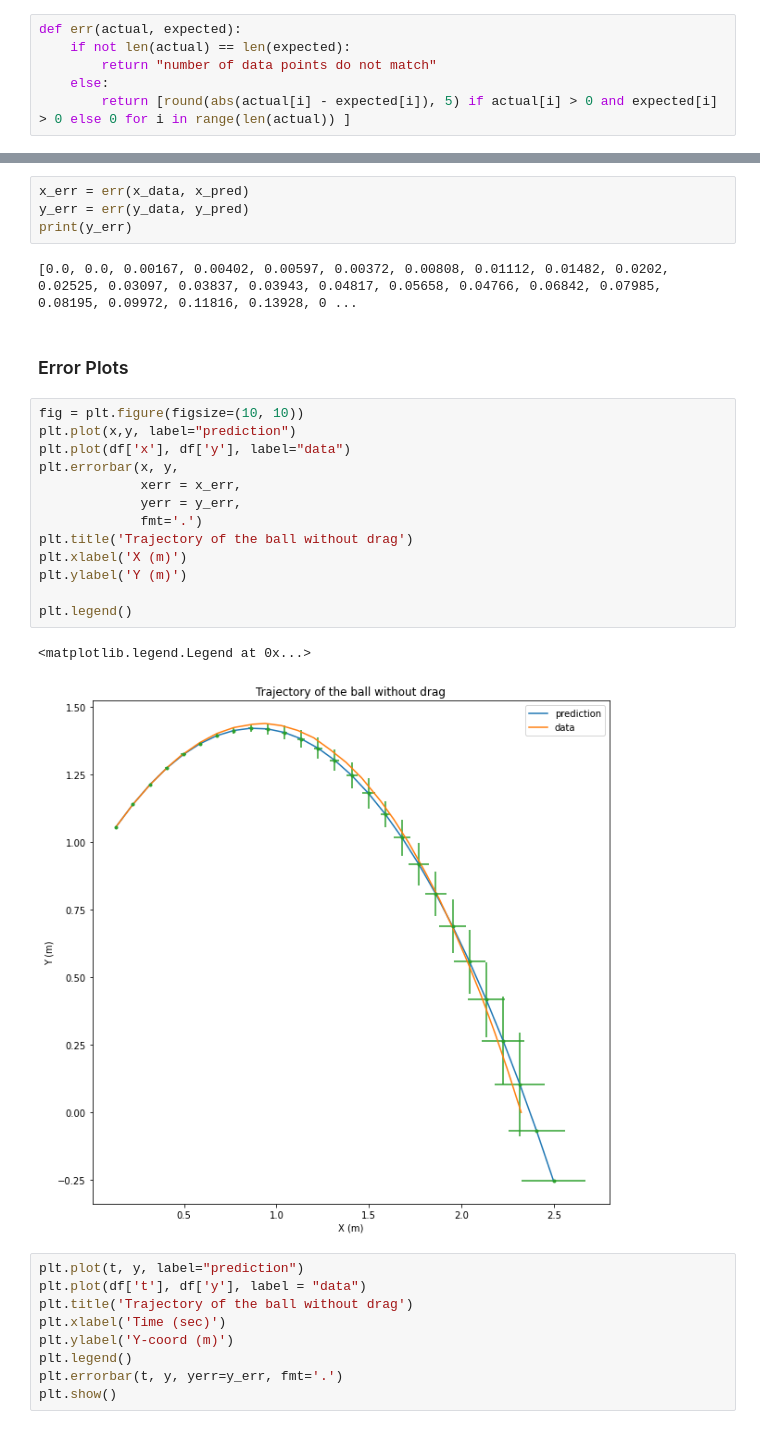
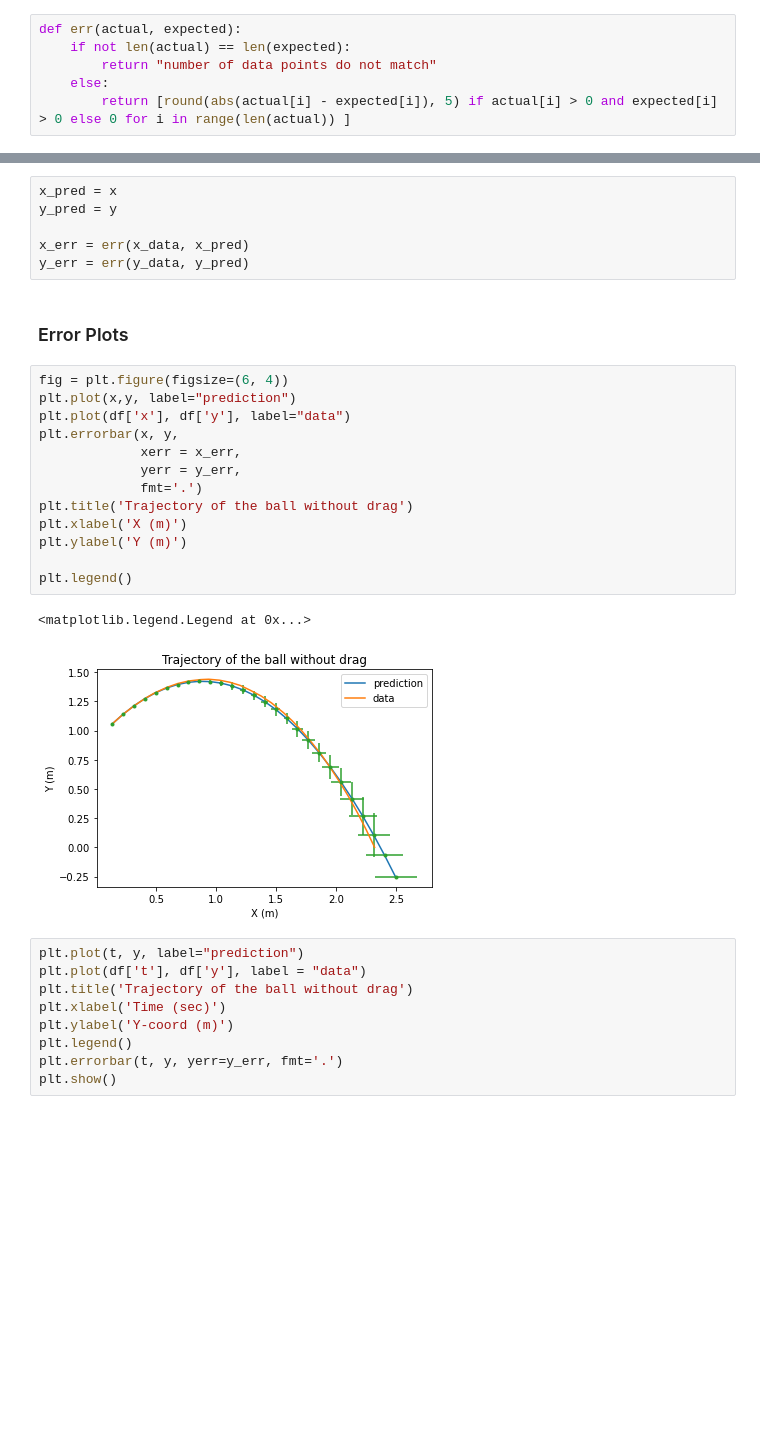
Before and after one commit to imnotartsy/PHY68, a Jupyter notebook: Car.ipynb, the cells around one changed output, grey strips where cells are left out. Drawn from its saved outputs; the diff is of its cells as text; blank space fills up the shorter version.

```diff
--- a/Car.ipynb
+++ b/Car.ipynb
@@ -193,27 +192,27 @@ print(y_data[-1], y_pred[-1])
 # %%
+x_pred = x
+y_pred = y
+
 x_err = err(x_data, x_pred)
 y_err = err(y_data, y_pred)
-print(y_err)
-# %% [output]
-[0.0, 0.0, 0.00167, 0.00402, 0.00597, 0.00372, 0.00808, 0.01112, 0.01482, 0.0202, 0.02525, 0.03097, 0.03837, 0.03943, 0.04817, 0.05658, 0.04766, 0.06842, 0.07985, 0.08195, 0.09972, 0.11816, 0.13928, 0 ...
 # %% [markdown]
 ### Error Plots
 # %%
-fig = plt.figure(figsize=(10, 10))
+fig = plt.figure(figsize=(6, 4))
 plt.plot(x,y, label="prediction")
 plt.plot(df['x'], df['y'], label="data")
 plt.errorbar(x, y,
              xerr = x_err,
              yerr = y_err,
              fmt='.')
 plt.title('Trajectory of the ball without drag')
 plt.xlabel('X (m)')
 plt.ylabel('Y (m)')
 
 plt.legend()
 # %% [output]
 <matplotlib.legend.Legend at 0x...>
-[figure, old version]
+[figure, new version]
 # %%
 plt.plot(t, y, label="prediction")
 plt.plot(df['t'], df['y'], label = "data")
```
Also changed, not shown: parts of 11 cells of this notebook.
